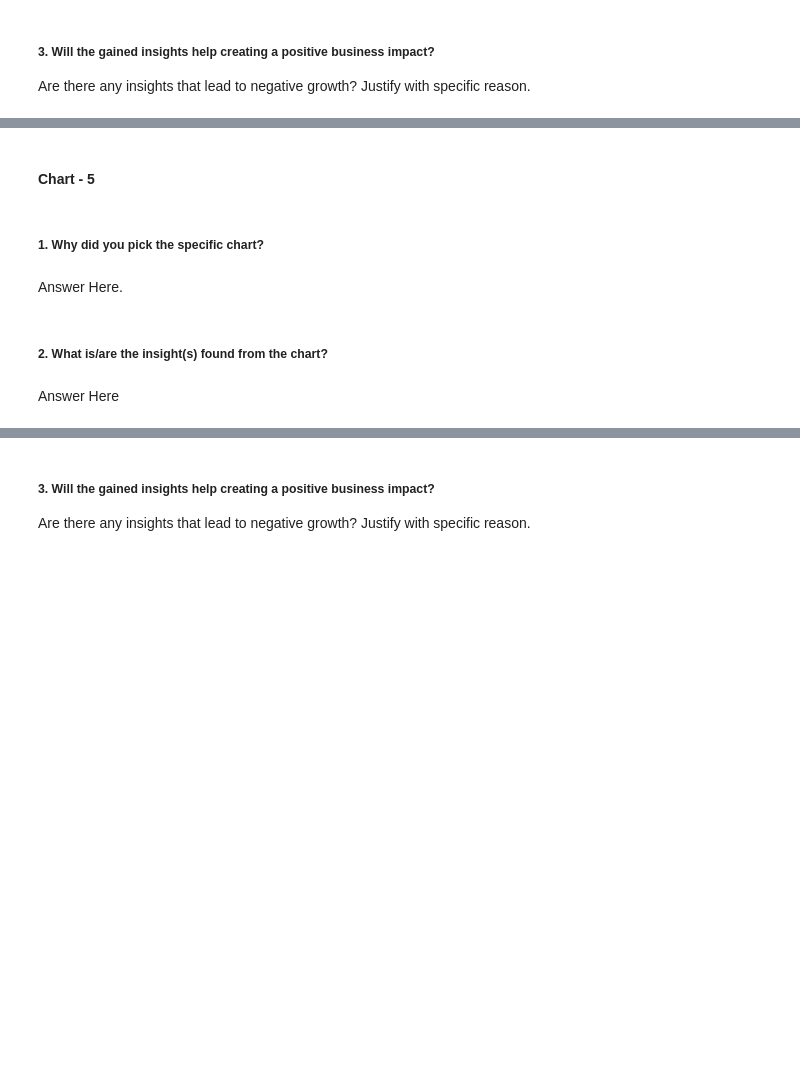
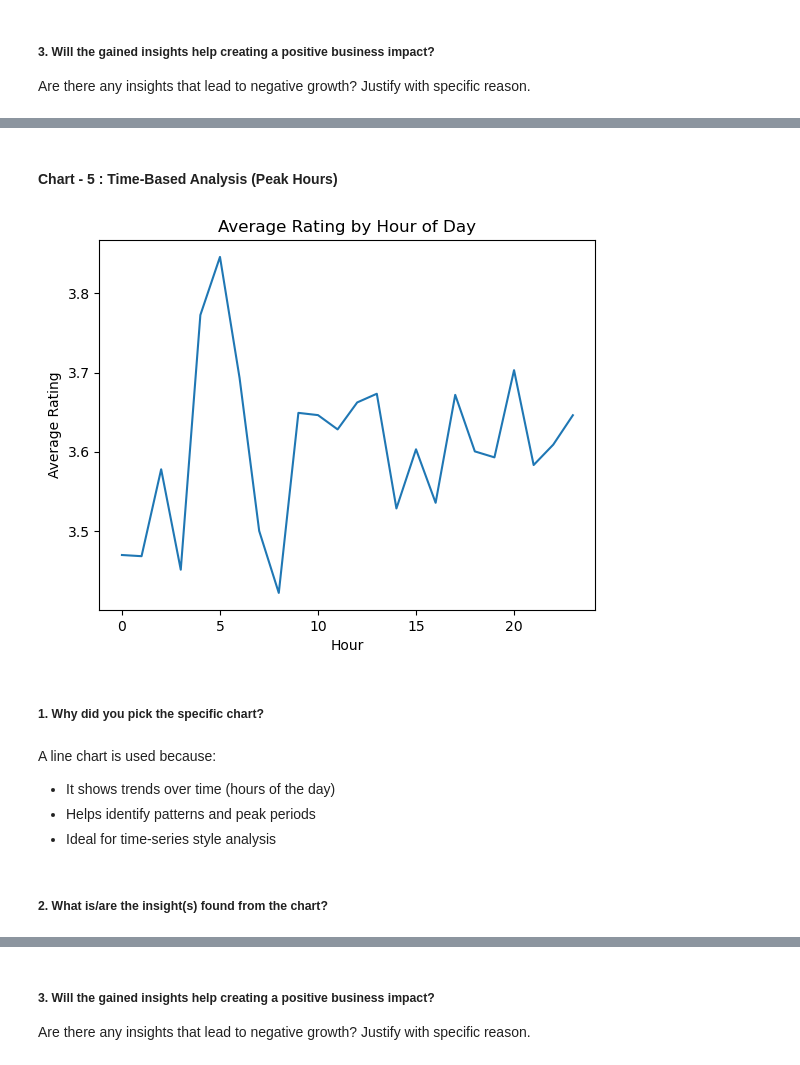
Before and after one commit to updesh1/Zomato_project, a Jupyter notebook: Sample_ML_Submission_Template.ipynb, the cells around one changed output, grey strips where cells are left out. Saved outputs shown, nothing was run; the diff lists cells and outputs as text; code cells hidden in the pictures; blank space fills up the shorter version.

```diff
--- a/Sample_ML_Submission_Template.ipynb
+++ b/Sample_ML_Submission_Template.ipynb
@@ -516,2 +533,2 @@ Answer Here
 # %% [markdown]
-#### Chart - 5
+#### Chart - 5 : Time-Based Analysis (Peak Hours)
@@ -520,8 +535,31 @@ Answer Here
+# %%
+# Chart - 5 visualization code
+# Convert Time column to datetime
+df['Time'] = pd.to_datetime(df['Time'], errors='coerce')
+
+# Extract Hour
+df['Hour'] = df['Time'].dt.hour
+
+# Average rating by hour
+hourly_ratings = df.groupby('Hour')['Rating'].mean()
+
+# Plot
+hourly_ratings.plot()
+
+plt.title("Average Rating by Hour of Day")
+plt.xlabel("Hour")
+plt.ylabel("Average Rating")
+
+plt.show()
+# %% [output]
+[figure, added]
 # %% [markdown]
 ##### 1. Why did you pick the specific chart?
-# %% [markdown]
-Answer Here.
+# %% [markdown]
+A line chart is used because:
+
+- It shows trends over time (hours of the day)
+- Helps identify patterns and peak periods
+- Ideal for time-series style analysis
 # %% [markdown]
 ##### 2. What is/are the insight(s) found from the chart?
-# %% [markdown]
-Answer Here
```
Also changed, not shown: parts of 261 cells of this notebook.
